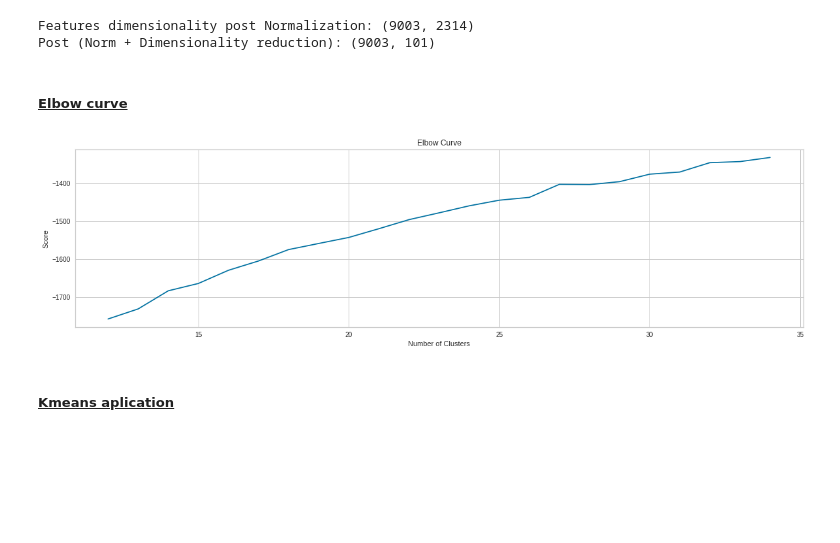
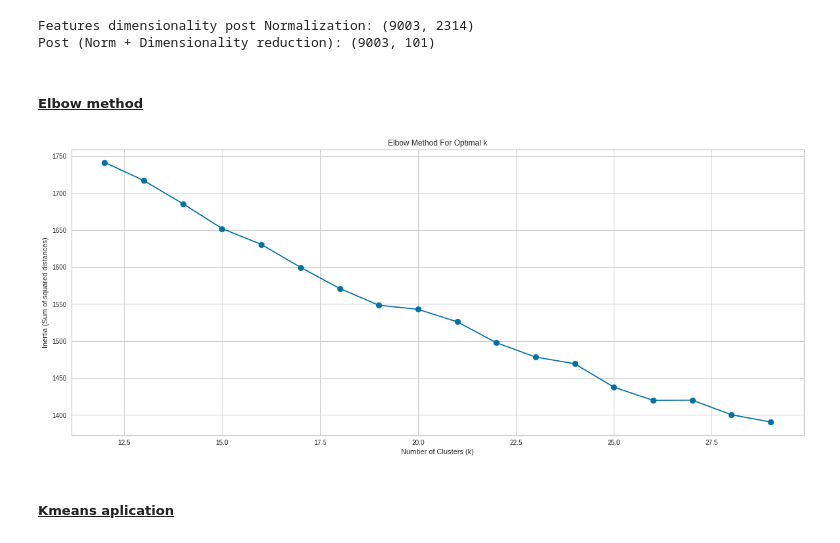
Before and after one commit to nanom/textMining2021, a Jupyter notebook: proy_final/second_approach.ipynb, the cells around one changed output. Drawn from its saved outputs; the diff is of its cells as text; code cells hidden in the pictures; blank space fills up the shorter version.

Commit message:
update elbow method

```diff
--- a/proy_final/second_approach.ipynb
+++ b/proy_final/second_approach.ipynb
@@ -601,20 +611,23 @@ features = normAndReduction(features, _threshold_var=.001, _reduction=True)
 Features dimensionality post Normalization: (9003, 2314)
 Post (Norm + Dimensionality reduction): (9003, 101)
 # %% [markdown]
-##### <u>Elbow curve</u>
+##### <u>Elbow method</u>
 # %%
-Nc = range(12, 35)
-kmeans = [KMeans(n_clusters=i).fit(features) for i in Nc]
-kmeans
-score = [model.score(features) for model in kmeans]
-score
-fig = plt.figure(figsize=(20,5))
-plt.plot(Nc,score)
-plt.xlabel('Number of Clusters')
-plt.ylabel('Score')
-plt.title('Elbow Curve')
+# NOTE: Inertia measures how well a dataset was clustered by K-Means.
+# It is calculated by measuring the distance between each data point and its centroid,
+# squaring this distance, and summing these squares across one cluster.
+
+k_range = range(12, 30)
+kmeans_models = [KMeans(n_clusters=i).fit(features) for i in k_range]
+inertia_values = [model.inertia_ for model in kmeans_models]
+fig = plt.figure(figsize=(20,8))
+plt.plot(k_range,inertia_values)
+plt.scatter(k_range,inertia_values, s=80, marker='o')
+plt.xlabel('Number of Clusters (k)')
+plt.ylabel('Inertia (Sum of squared distances)')
+plt.title('Elbow Method For Optimal k')
 plt.show()
 # %% [output]
-[figure, old version]
+[figure, new version]
 # %% [markdown]
 ##### <u>Kmeans aplication</u>
```
Also changed, not shown: parts of 15 cells of this notebook.
